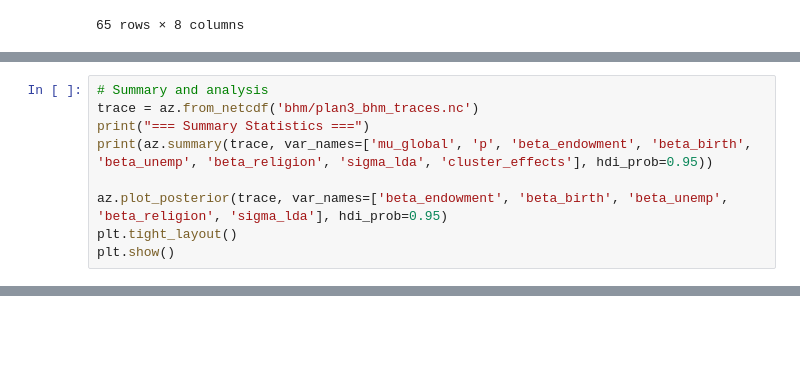
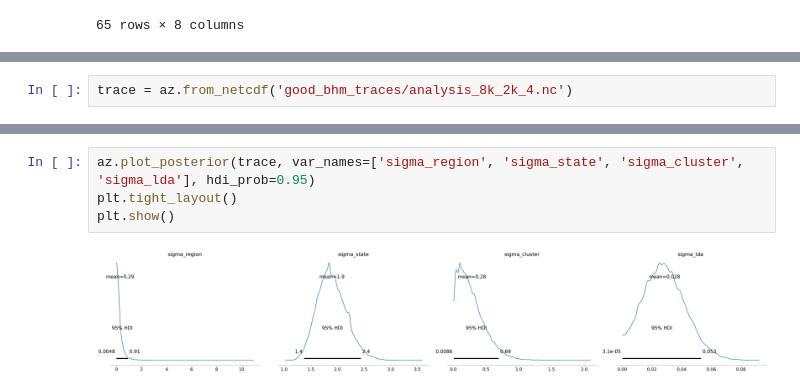
Before and after one commit to SepehrAkbari/enrollment-cliff, a Jupyter notebook: data/bhm_base3.ipynb, the cells around one changed output, grey strips where cells are left out. Cells and saved outputs as stored; diff of their text form; blank space fills up the shorter version.

```diff
--- a/data/bhm_base3.ipynb
+++ b/data/bhm_base3.ipynb
@@ -176,9 +205,2 @@ Starting values:
 # %%
-# Summary and analysis
-trace = az.from_netcdf('bhm/plan3_bhm_traces.nc')
-print("=== Summary Statistics ===")
-print(az.summary(trace, var_names=['mu_global', 'p', 'beta_endowment', 'beta_birth', 'beta_unemp', 'beta_religion', 'sigma_lda', 'cluster_effects'], hdi_prob=0.95))
-
-az.plot_posterior(trace, var_names=['beta_endowment', 'beta_birth', 'beta_unemp', 'beta_religion', 'sigma_lda'], hdi_prob=0.95)
-plt.tight_layout()
-plt.show()
+trace = az.from_netcdf('good_bhm_traces/analysis_8k_2k_4.nc')
@@ -184,0 +276,6 @@ plt.show()
+# %%
+az.plot_posterior(trace, var_names=['sigma_region', 'sigma_state', 'sigma_cluster', 'sigma_lda'], hdi_prob=0.95)
+plt.tight_layout()
+plt.show()
+# %% [output]
+[figure, added]
```
Also changed, not shown: parts of 8 cells of this notebook, 11 other files.
